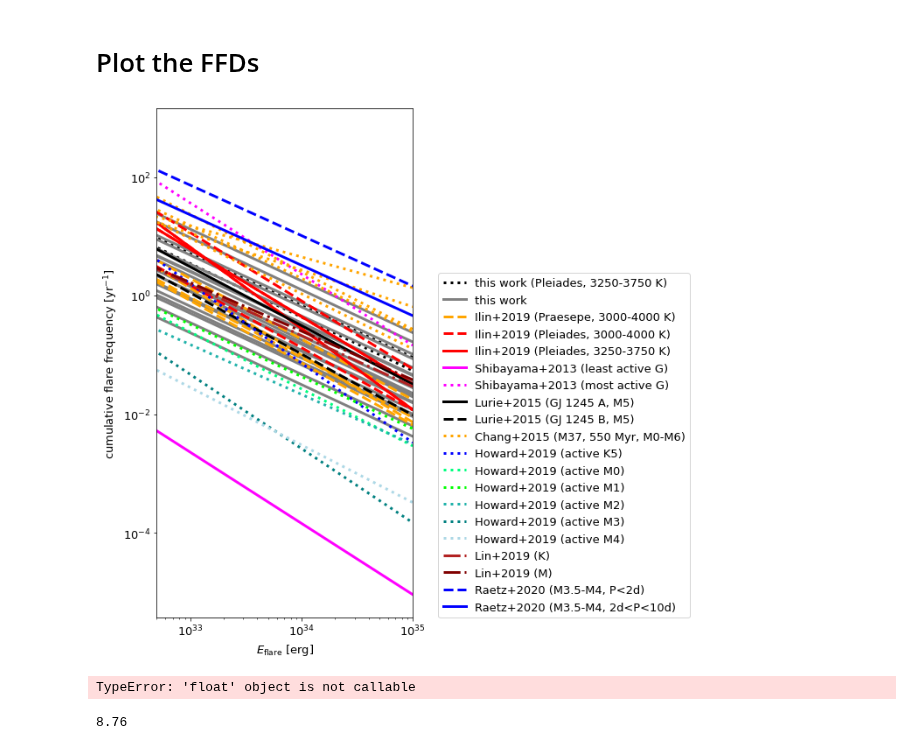
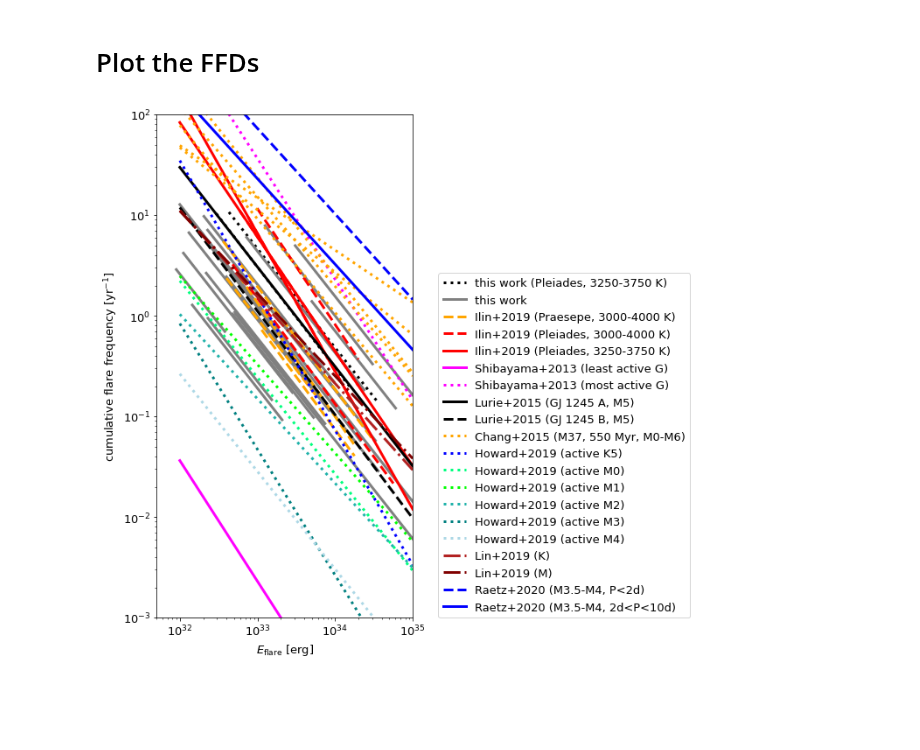
Before and after one commit to ekaterinailin/flares-in-clusters-with-k2-ii, a Jupyter notebook: VettingFlares/Compare_with_other_works_and_your_old_one.ipynb, the cells around one changed output. Cells and saved outputs as stored; diff of their text form; code cells hidden in the pictures; blank space fills up the shorter version.

```diff
--- a/VettingFlares/Compare_with_other_works_and_your_old_one.ipynb
+++ b/VettingFlares/Compare_with_other_works_and_your_old_one.ipynb
@@ -182,7 +182,7 @@ ed = np.linspace(1e32,1e35,3)
 l = [f"this work (Pleiades, 3250-3750 K)", None]
 for label, row in df.iterrows():
     ffd = FFD(alpha=row.alpha_en, beta=row.beta_en)
-    ffd.ed = ed
+    ffd.ed = np.linspace(row.EKp_min, row.EKp_max,3)
 
     if ((row.Teff in["3250-3500","3500-3750"]) & (row.cluster=="Pleiades")):
         ffd.plot_powerlaw(ax, c="k",linestyle="dotted", linewidth=3,
@@ -199,7 +199,7 @@ ffd.plot_powerlaw(ax, c="grey", linewidth=3, label="this work")
 
 for label, row in ilin.iterrows():
     ffd = FFD(alpha=row.alpha, beta=np.power(10,row["log10 beta"]),)
-    ffd.ed = ed
+    ffd.ed = np.linspace(row.min_en_erg, np.power(10,row.max_en_erg_estimate),3)
     if row["cluster"] == "M44":
         c, clus ="orange", "Praesepe"
     elif row["cluster"] == "M45":
@@ -271,43 +271,35 @@ for label, row in howard.iterrows():
 for alpha, beta, label, c in lin:
     ffd = FFD(alpha=alpha, beta=beta)
     ffd.ed = ed
     ffd.plot_powerlaw(ax, c=c, linestyle="dashdot",
                       label=f"Lin+2019 ({label})", linewidth=3)
 
 # Raetz+2020
 
 ffd = FFD(alpha=alpha_raetz, beta=beta_raetz_fastrot)
 ffd.ed = ed
 ffd.plot_powerlaw(ax, c="blue",linewidth=3,
                   linestyle="dashed", label="Raetz+2020 (M3.5-M4, P<2d)")
 
 ffd = FFD(alpha=alpha_raetz, beta=beta_raetz_slowrot)
 ffd.ed = ed
 ffd.plot_powerlaw(ax, c="blue",linewidth=3,
                   label="Raetz+2020 (M3.5-M4, 2d<P<10d)")
 
 
 
 
 #--------------------------------------------------------
 
 plt.yscale("log")
 plt.xscale("log")
-#plt.ylim(1e-3,1e2)
-plt.xlim(5e32,1e35)
+plt.ylim(1e-3,1e2)
+plt.xlim(5e31,1e35)
 plt.ylabel(r"cumulative flare frequency [yr$^{-1}$]")
 plt.xlabel(r"$E_\mathrm{flare}$ [erg]")
 plt.legend(loc=(1.1,0))
 plt.tight_layout()
-plt.savefig(f"plots/{tstamp}_discussion_FFDs.png", dpi=300)
-plt.savefig(f"{paperdir}pics/FFDs/discussion_FFDs.png", dpi=300);
+#plt.savefig(f"plots/{tstamp}_discussion_FFDs.png", dpi=300)
+#plt.savefig(f"{paperdir}pics/FFDs/discussion_FFDs.png", dpi=300);
 # %% [output]
-[figure, old version]
+[figure, new version]
-# %%
-beta(alphaB, 10, .75*265.25)
-# %% [output]
-TypeError: 'float' object is not callable
-# %%
-1e-3*24*365
-# %% [output]
-8.76
```
Also changed, not shown: parts of 2 cells of this notebook, 5 other files.
